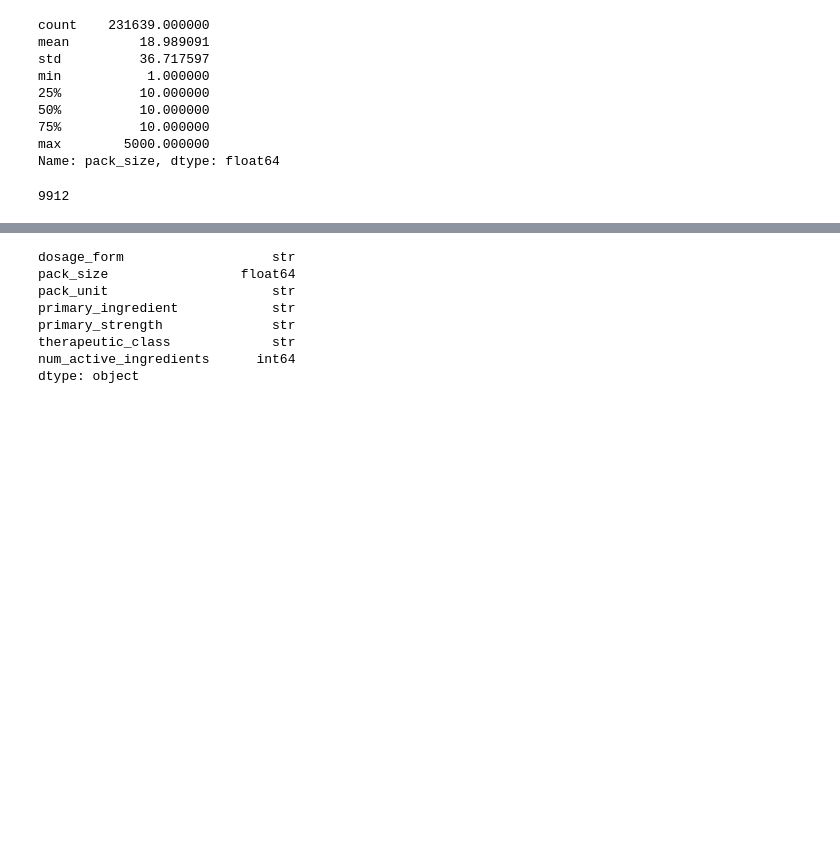
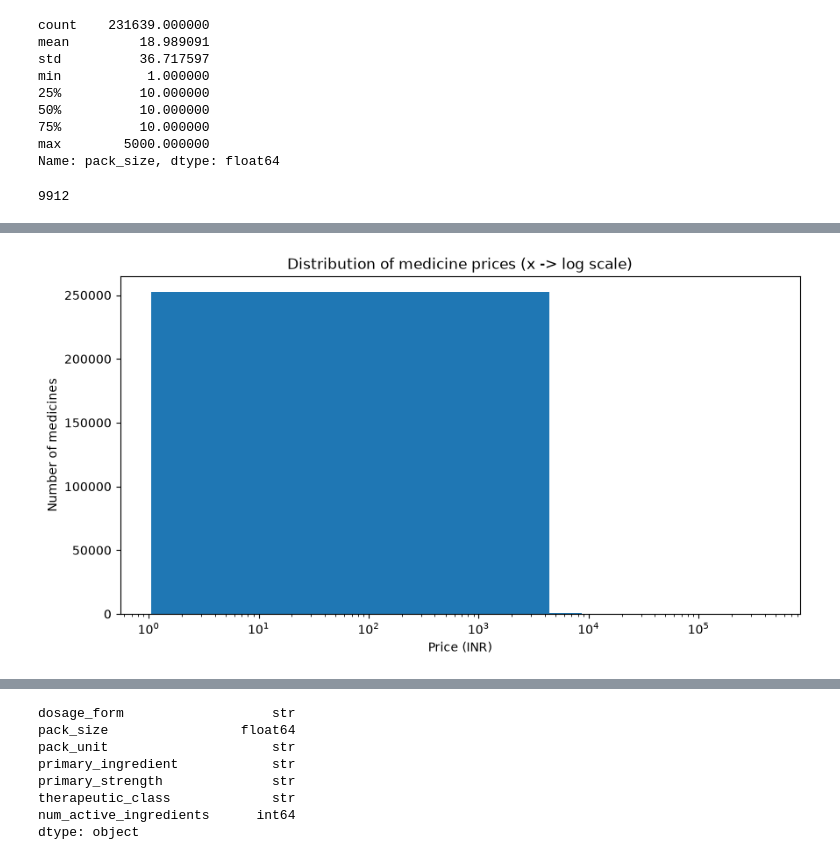
Before and after one commit to Oblivionium/medicine-finder, a Jupyter notebook: notebooks/eda.ipynb, the cells around one changed output, grey strips where cells are left out. Cells and saved outputs as stored; diff of their text form; code cells hidden in the pictures; blank space fills up the shorter version.

```diff
--- a/notebooks/eda.ipynb
+++ b/notebooks/eda.ipynb
@@ -558,0 +540,16 @@ df["cleaned_composition"].nunique()
+# %%
+import matplotlib.pyplot as plt
+
+plt.figure (figsize=(10, 5))
+
+plt.hist(df["price_inr"], bins=100)
+
+plt.xscale("log")
+
+plt.title("Distribution of medicine prices (x -> log scale)")
+plt.xlabel("Price (INR)")
+plt.ylabel("Number of medicines")
+
+plt.show()
+# %% [output]
+[figure, added]
```
Also changed, not shown: parts of 55 cells of this notebook, 2 other files.
